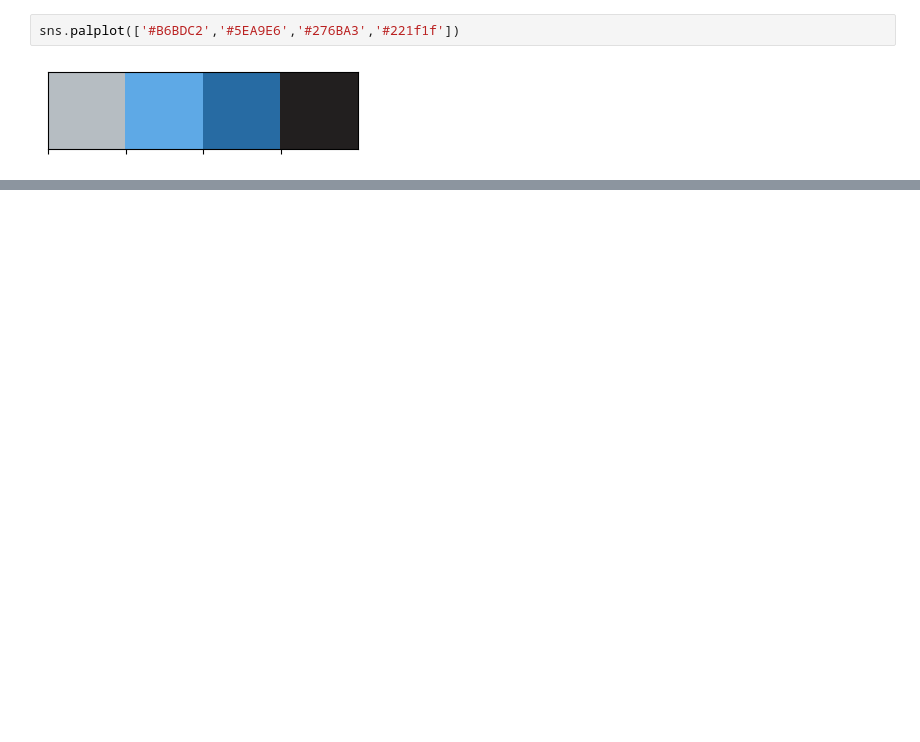
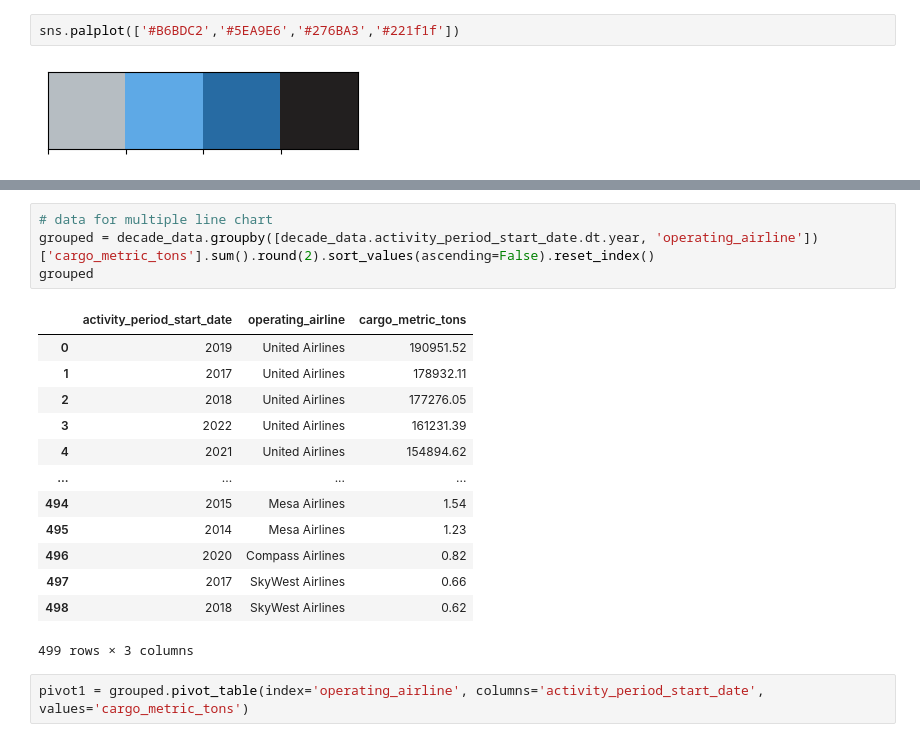
Before and after one commit to ikhsan-muhammad/p01-airplane_cargo, a Jupyter notebook: p01-airplane-cargo.ipynb, the cells around one changed output, grey strips where cells are left out. Drawn from its saved outputs; the diff is of its cells as text; blank space fills up the shorter version.

```diff
--- a/p01-airplane-cargo.ipynb
+++ b/p01-airplane-cargo.ipynb
@@ -242,0 +262,20 @@ ratio = pd.DataFrame(r).T
+# %%
+# data for multiple line chart
+grouped = decade_data.groupby([decade_data.activity_period_start_date.dt.year, 'operating_airline'])['cargo_metric_tons'].sum().round(2).sort_values(ascending=False).reset_index()
+grouped
+# %% [output]
+|  | activity_period_start_date | operating_airline | cargo_metric_tons |
+| 0 | 2019 | United Airlines | 190951.52 |
+| 1 | 2017 | United Airlines | 178932.11 |
+| 2 | 2018 | United Airlines | 177276.05 |
+| 3 | 2022 | United Airlines | 161231.39 |
+| 4 | 2021 | United Airlines | 154894.62 |
+| ... | ... | ... | ... |
+| 494 | 2015 | Mesa Airlines | 1.54 |
+| 495 | 2014 | Mesa Airlines | 1.23 |
+| 496 | 2020 | Compass Airlines | 0.82 |
+| 497 | 2017 | SkyWest Airlines | 0.66 |
+| 498 | 2018 | SkyWest Airlines | 0.62 |
+499 rows × 3 columns
+# %%
+pivot1 = grouped.pivot_table(index='operating_airline', columns='activity_period_start_date', values='cargo_metric_tons')
```
Also changed, not shown: parts of 19 cells of this notebook.
